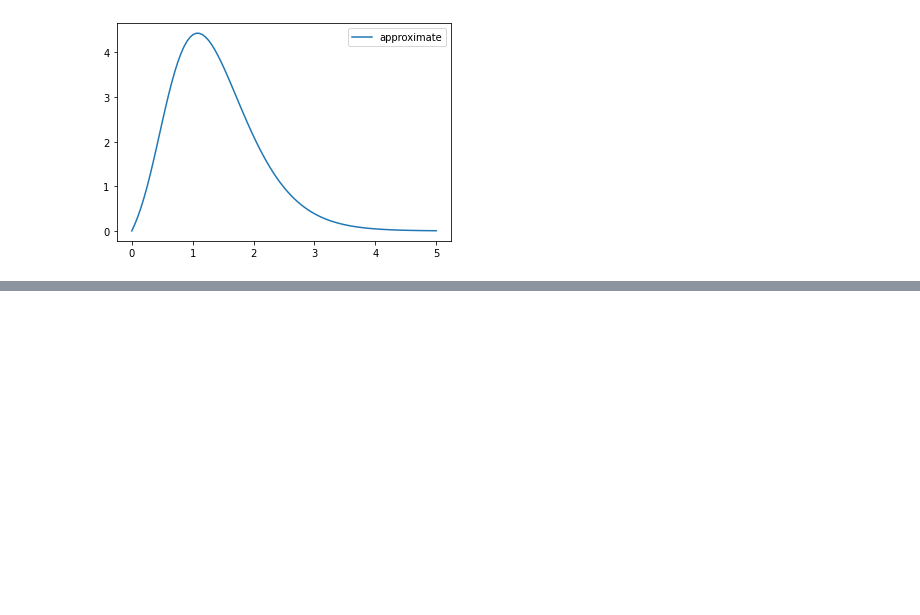
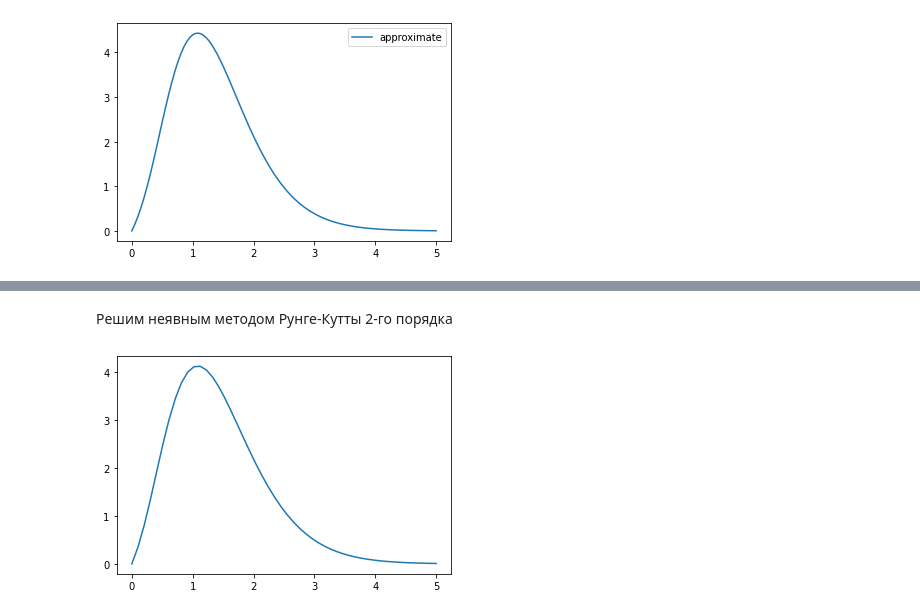
Before and after one commit to neznaju618/CalcualtionMethods, a Jupyter notebook: LinearEquation.ipynb, the cells around one changed output, grey strips where cells are left out. Saved outputs shown, nothing was run; the diff lists cells and outputs as text; code cells hidden in the pictures; blank space fills up the shorter version.

```diff
--- a/LinearEquation.ipynb
+++ b/LinearEquation.ipynb
@@ -108,0 +237,13 @@ plt.legend()
+# %% [markdown]
+Решим неявным методом Рунге-Кутты 2-го порядка
+# %%
+N = 50
+eq = LinearEquationWithConstantCoefs(coefs=np.array([243, 405, 270, 90, 15, 1]),
+                                     f=lambda t: 0 * t, start_conditions=np.array([0, 3, 9, 8, 0]),
+                                     a=0, b=5)
+y = eq.solve_by_implicit_method(N)
+t = np.linspace(0, 5, N)
+plt.plot(t, y[0])
+plt.show()
+# %% [output]
+[figure, added]
```
Also changed, not shown: parts of 10 cells of this notebook.
